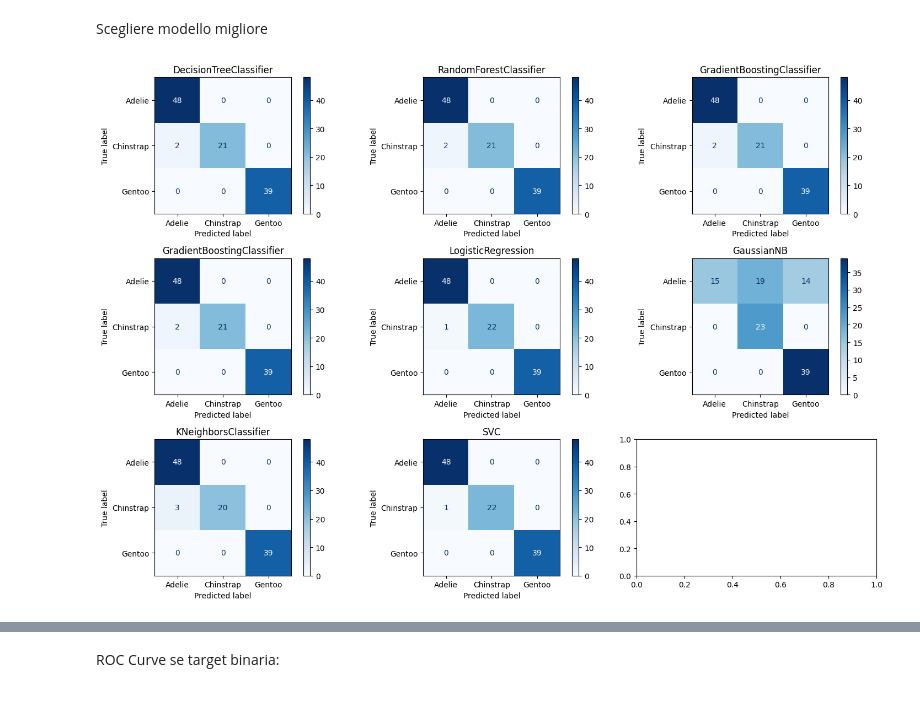
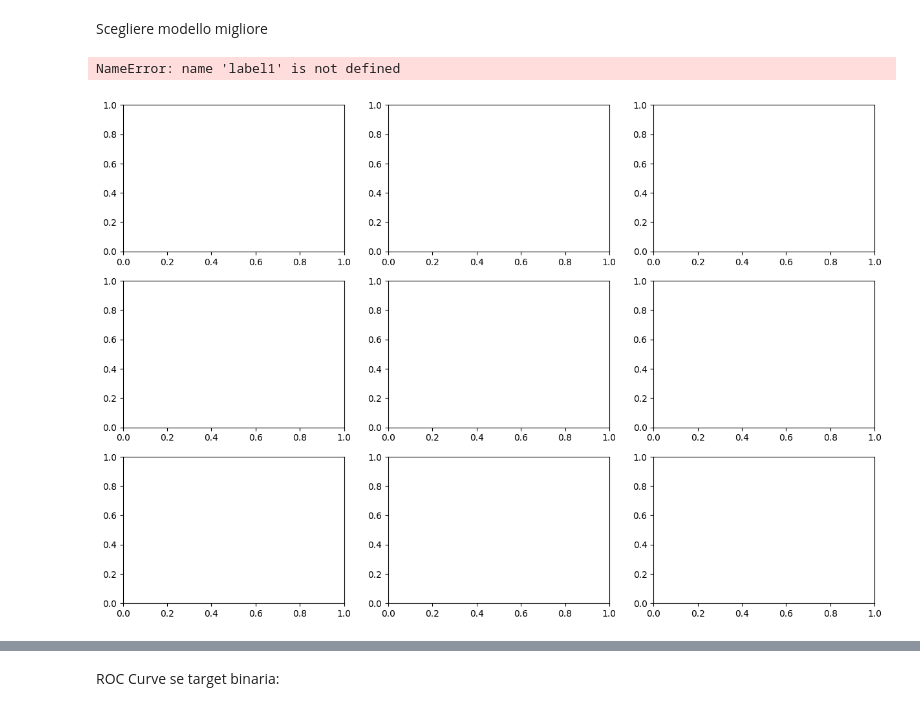
Before and after one commit to Fondaaaa/Templates, a Jupyter notebook: Template_classificazione.ipynb, the cells around one changed output, grey strips where cells are left out. Cells and saved outputs as stored; diff of their text form; code cells hidden in the pictures.

Commit message:
heatmap nulli

```diff
--- a/Template_classificazione.ipynb
+++ b/Template_classificazione.ipynb
@@ -175,21 +182,22 @@ Scegliere modello migliore
 # %%
 from sklearn.metrics import ConfusionMatrixDisplay
 
 fig, axes = plt.subplots(nrows=3, ncols=3, figsize=(15,10))
 
-#labels = [label1,label2,...] se variabili numeriche
+labels = [label1,label2,label3] #se variabili numeriche
 for cls, ax in zip(classifiers, axes.flatten()):
     ConfusionMatrixDisplay.from_estimator(cls,
                                             X_test,
                                             y_test,
                                             ax=ax,
                                             cmap='Blues',
-                                            #labels=labels
+                                            labels=labels
                                             )
     ax.title.set_text(type(cls).__name__)
 plt.tight_layout()
 # %% [output]
+NameError: name 'label1' is not defined
-[figure, old version]
+[figure, new version]
 # %%
 from sklearn.metrics import classification_report
 
```
Also changed, not shown: parts of 5 cells of this notebook.
